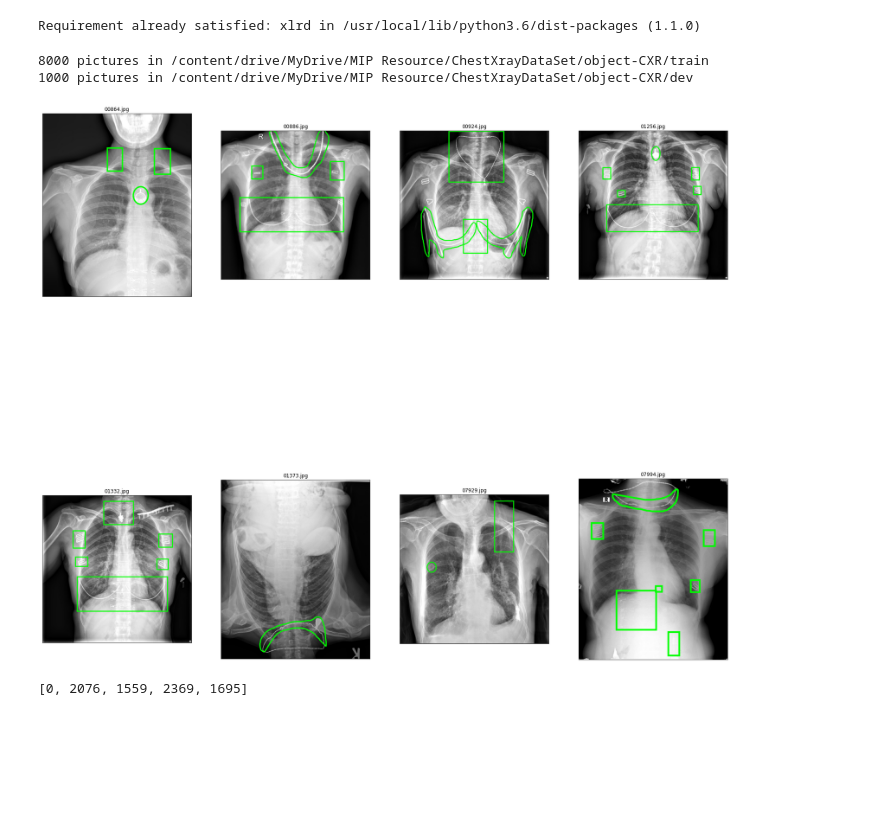
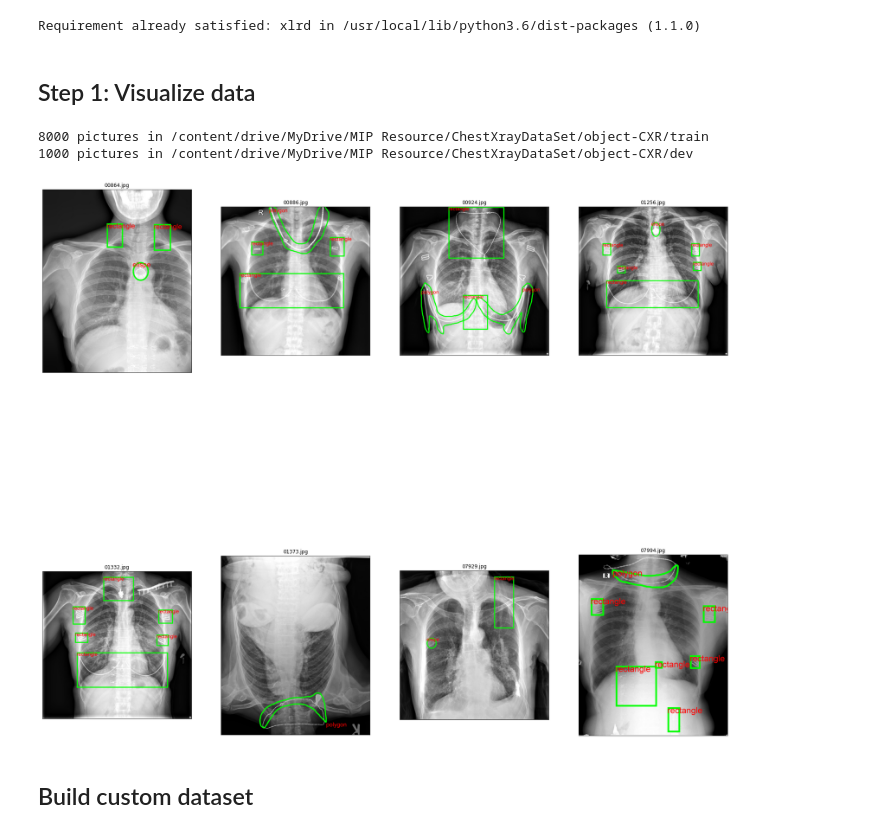
Before and after one commit to pambao1211/vgu-image-processing, a Jupyter notebook: Problem_Set_4.ipynb, the cells around one changed output. Cells and saved outputs as stored; diff of their text form; code cells hidden in the pictures; blank space fills up the shorter version.

```diff
--- a/Problem_Set_4.ipynb
+++ b/Problem_Set_4.ipynb
@@ -16,8 +16,12 @@ import matplotlib.pyplot as plt
 import numpy as np
 
 from PIL import Image, ImageDraw, ImageFont
+# %% [markdown]
+## Step 1: Visualize data
 # %%
+# This function used to draw contour of object to visualize
 def draw_object(image, annotations):
+  labels = {0: 'rectangle', 1: 'elispe', 2:'polygon'}
   contour_color = (0, 255, 0)
   width = 20
   draw = ImageDraw.Draw(image, mode = 'RGB')
@@ -31,41 +35,38 @@ def draw_object(image, annotations):
       annotation.append(annotation[1])
       annotation.append(annotation[2])
       draw.line(annotation[1:], fill=contour_color, width=width)
+    draw.text(
+        (annotation[1], annotation[2] - width),
+        labels.get(annotation[0]),
+        fill = 'red',
+        font=ImageFont.truetype('/content/drive/MyDrive/MIP Resource/arial.ttf', 100)
+        )
 # %%
 DIRECTORY = '/content/drive/MyDrive/MIP Resource/ChestXrayDataSet/object-CXR/'
 SUBDIR = ['train', 'dev']
 
 for dir in SUBDIR:
   print(f'{len(os.listdir(DIRECTORY + dir))} pictures in {DIRECTORY}{dir}')
 
 samples = [864, 886, 924, 1256, 1332, 1373, 7929, 7994]
 fig, axs = plt.subplots(2, 4, subplot_kw=dict(xticks=[], yticks=[]), figsize=(30, 30))
 axs = list(axs[0]) + list(axs[1])
 
 file = open(DIRECTORY + 'train.csv')
 csv_file = list(csv.reader(file))
 
+# Iterate images through sample list and get its annotations
 for sample, ax in zip(samples, axs):
-  t = csv_file[sample]
-  image_name = t[0]
-  annotations = t[1]
+  line = csv_file[sample]
+  image_name = line[0]
+  annotations = line[1]
   image = Image.open(DIRECTORY + 'train/' + image_name).convert('RGB')
   draw_object(image, annotations)
   ax.set_title(image_name)
   ax.imshow(image)
 # %% [output]
 8000 pictures in /content/drive/MyDrive/MIP Resource/ChestXrayDataSet/object-CXR/train
 1000 pictures in /content/drive/MyDrive/MIP Resource/ChestXrayDataSet/object-CXR/dev
-[figure, old version]
+[figure, new version]
-# %%
-file = open(DIRECTORY + 'train.csv')
-csv_file = csv.reader(file)
-
-name = '00005.jpg'
-for line in csv_file:
-  if line[0] == name:
-    name = list((map(int, line[1].split(' '))))
-    break
-print(name)
-# %% [output]
-[0, 2076, 1559, 2369, 1695]
+# %% [markdown]
+## Build custom dataset
```
Also changed, not shown: parts of 5 cells of this notebook.
